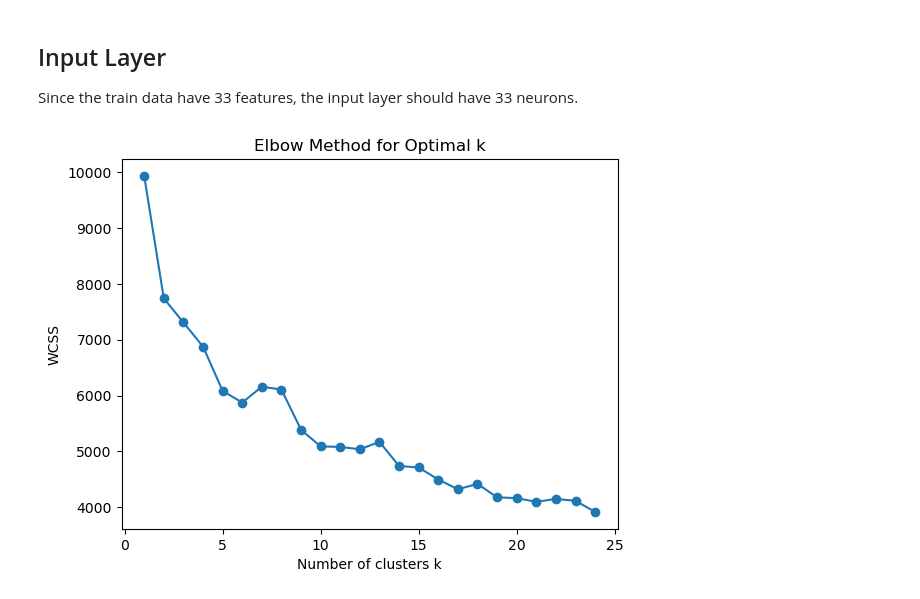
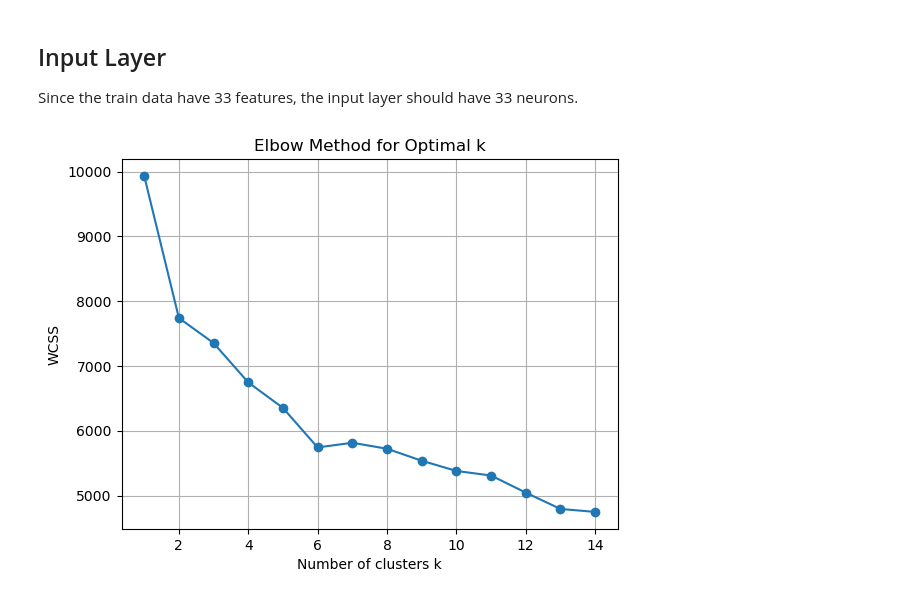
Before and after one commit to yzmyyds/NTU_EE7207, a Jupyter notebook: Assignments/A1/RBFNN.ipynb, the cells around one changed output. Saved outputs shown, nothing was run; the diff lists cells and outputs as text; code cells hidden in the pictures.

```diff
--- a/Assignments/A1/RBFNN.ipynb
+++ b/Assignments/A1/RBFNN.ipynb
@@ -7,12 +8,14 @@ import seaborn as sns
 data_tr=scipy.io.loadmat('data_train.mat')
 data_te=scipy.io.loadmat('data_test.mat')
 label_tr=scipy.io.loadmat('label_train.mat')
+scaler=StandardScaler()
 
 print(data_tr.keys())
 X=data_tr['data_train']
 print(X.shape)
 print(np.isnan(X).sum())
-X=(X-X.mean(axis=0))/X.std(axis=0)
+X=scaler.fit_transform(X)
+
 #outlier check
 plt.figure(figsize=(10,6))
 sns.boxplot(data=X)
@@ -26,8 +29,7 @@ y=label_tr['label_train']
 print(y.shape)
 
 X_test=data_te['data_test']
-X_test=(X_test-X_test.mean(axis=0))/X_test.std(axis=0)
-
+X_test=scaler.transform(X_test)
 ##judge the distribution of labels
 np.unique(y)
 # %% [output]
@@ -44,62 +46,63 @@ Since the train data have 33 features, the input layer should have 33 neurons.
 # %%
 ## Neuron centres selection
 ## Kmeans method
+import numpy as np
+
 class ncs_Kmeans:
-    def __init__ (self, X, n_clusters, max_iters=10000):
-        ##standerlize
-        self.X=(X-X.mean(axis=0))/X.std(axis=0)
-        self.n_clusters=n_clusters
-        self.max_iters=max_iters
-        self.n_samples, n_features=X.shape
-
-    def distance(self, a, b):
-        return np.linalg.norm(a-b, axis=1)
+    def __init__(self, X, n_clusters, max_iters=300, tol=1e-4):
+        self.X = X
+        self.n_clusters = n_clusters
+        self.max_iters = max_iters
+        self.tol = tol
+        self.n_samples, self.n_features = X.shape
 
     def fit(self):
-        ##randomly select initial centres
-        random_indices=np.random.choice(self.n_samples, self.n_clusters, replace=False)
-        self.centres=self.X[random_indices]
+        # 改进 1: 更好的随机初始化
+        np.random.seed(42)
+        indices = np.random.choice(self.n_samples, self.n_clusters, replace=False)
+        self.centres = self.X[indices].copy()
 
         for _ in range(self.max_iters):
-            #assign clusters
-            clusters=[]
-            for x in self.X:
-                distances=self.distance(x, self.centres)
-                cluster=np.argmin(distances)
-                clusters.append(cluster)
-            clusters=np.array(clusters)
+            # 改进 2: 利用广播机制高速计算欧氏距离 (n_samples, n_clusters)
+            # (n_samples, 1, n_features) - (n_clusters, n_features)
+            distances = np.linalg.norm(self.X[:, np.newaxis] - self.centres, axis=2)
+            clusters = np.argmin(distances, axis=1)
 
-            #update centres
-            new_centres=[]
+            new_centres = np.zeros_like(self.centres)
             for i in range(self.n_clusters):
-                points=self.X[clusters==i]
-                new_centre=points.mean(axis=0)
-                new_centres.append(new_centre)
-            new_centres=np.array(new_centres)
+                points = self.X[clusters == i]
+                # 改进 3: 处理空簇
+                if len(points) > 0:
+                    new_centres[i] = points.mean(axis=0)
+                else:
+                    new_centres[i] = self.X[np.random.choice(self.n_samples)]
 
-            #check convergence
-            if np.all(self.centres==new_centres):
+            # 改进 4: 使用容差判断收敛
+            center_shift = np.linalg.norm(self.centres - new_centres)
+            if center_shift < self.tol:
                 break
-            self.centres=new_centres
 
-        self.clusters=clusters
+            self.centres = new_centres
+
+        self.clusters = clusters
         return self.centres, self.clusters
 ## elbow method with WCSS to select number of clusters
 wcss=[]
-for k in range(1,25):
+for k in range(1,15):
     kmeans=ncs_Kmeans(X, n_clusters=k)
     centres, clusters=kmeans.fit()
     wcss_k=0
     for i in range(k):
         points=X[clusters==i]
         wcss_k+=np.sum((points - centres[i])**2)
     wcss.append(wcss_k)
-plt.plot(range(1,25), wcss, marker='o')
+plt.plot(range(1,15), wcss, marker='o')
 plt.title('Elbow Method for Optimal k')
 plt.xlabel('Number of clusters k')
 plt.ylabel('WCSS')
 plt.savefig('fig/elbow_k_select.png')
+plt.grid()
 plt.show()
 # %% [output]
-[figure, old version]
+[figure, new version]
 # %%
```
Also changed, not shown: parts of 9 cells of this notebook, 5 other files.
